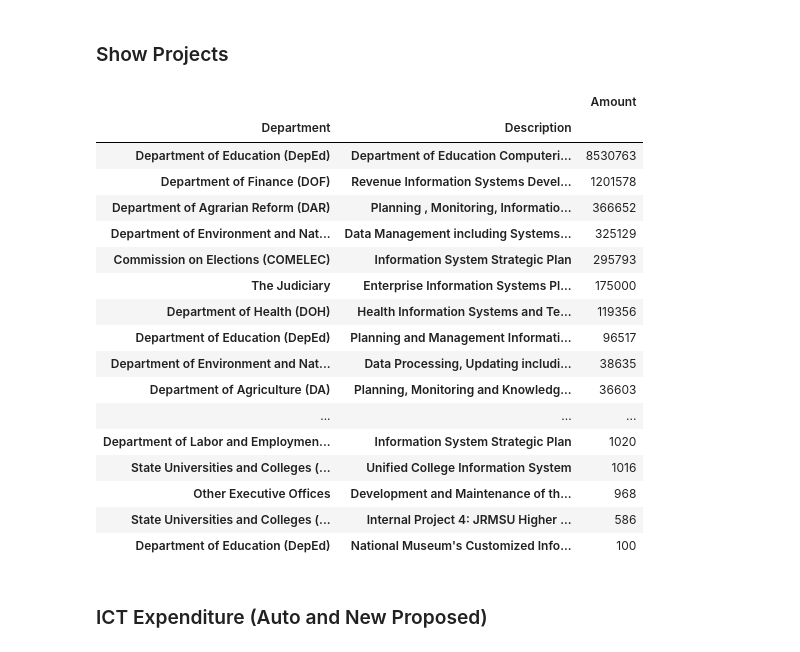
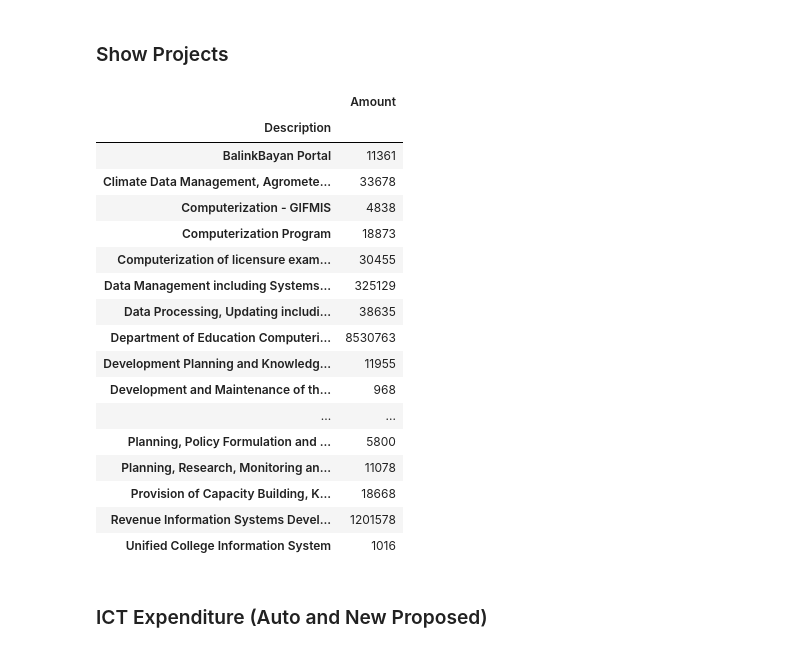
Before and after one commit to RickBahague/ICT4P, a Jupyter notebook: ICT Spending in the 2015 NEP.ipynb, the cells around one changed output. Saved outputs shown, nothing was run; the diff lists cells and outputs as text; code cells hidden in the pictures.

```diff
--- a/ICT Spending in the 2015 NEP.ipynb
+++ b/ICT Spending in the 2015 NEP.ipynb
@@ -230,25 +200,26 @@ ict_projects
 ### Show Projects
 # %%
 a.sort(columns='Amount',ascending=False)
+a.groupby(level=1).sum()
 # %% [output]
-|  |  | Amount |
-| Department | Description |  |
-| Department of Education (DepEd) | Department of Education Computeri... | 8530763 |
-| Department of Finance (DOF) | Revenue Information Systems Devel... | 1201578 |
-| Department of Agrarian Reform (DAR) | Planning , Monitoring, Informatio... | 366652 |
-| Department of Environment and Nat... | Data Management including Systems... | 325129 |
-| Commission on Elections (COMELEC) | Information System Strategic Plan | 295793 |
-| The Judiciary | Enterprise Information Systems Pl... | 175000 |
-| Department of Health (DOH) | Health Information Systems and Te... | 119356 |
-| Department of Education (DepEd) | Planning and Management Informati... | 96517 |
-| Department of Environment and Nat... | Data Processing, Updating includi... | 38635 |
-| Department of Agriculture (DA) | Planning, Monitoring and Knowledg... | 36603 |
-| ... | ... | ... |
-| Department of Labor and Employmen... | Information System Strategic Plan | 1020 |
-| State Universities and Colleges (... | Unified College Information System | 1016 |
-| Other Executive Offices | Development and Maintenance of th... | 968 |
-| State Universities and Colleges (... | Internal Project 4: JRMSU Higher ... | 586 |
-| Department of Education (DepEd) | National Museum's Customized Info... | 100 |
+|  | Amount |
+| Description |  |
+| BalinkBayan Portal | 11361 |
+| Climate Data Management, Agromete... | 33678 |
+| Computerization - GIFMIS | 4838 |
+| Computerization Program | 18873 |
+| Computerization of licensure exam... | 30455 |
+| Data Management including Systems... | 325129 |
+| Data Processing, Updating includi... | 38635 |
+| Department of Education Computeri... | 8530763 |
+| Development Planning and Knowledg... | 11955 |
+| Development and Maintenance of th... | 968 |
+| ... | ... |
+| Planning, Policy Formulation and ... | 5800 |
+| Planning, Research, Monitoring an... | 11078 |
+| Provision of Capacity Building, K... | 18668 |
+| Revenue Information Systems Devel... | 1201578 |
+| Unified College Information System | 1016 |
 # %% [markdown]
 ### ICT Expenditure (Auto and New Proposed)
 # %%
```
Also changed, not shown: parts of 9 cells of this notebook, 1 other file.
